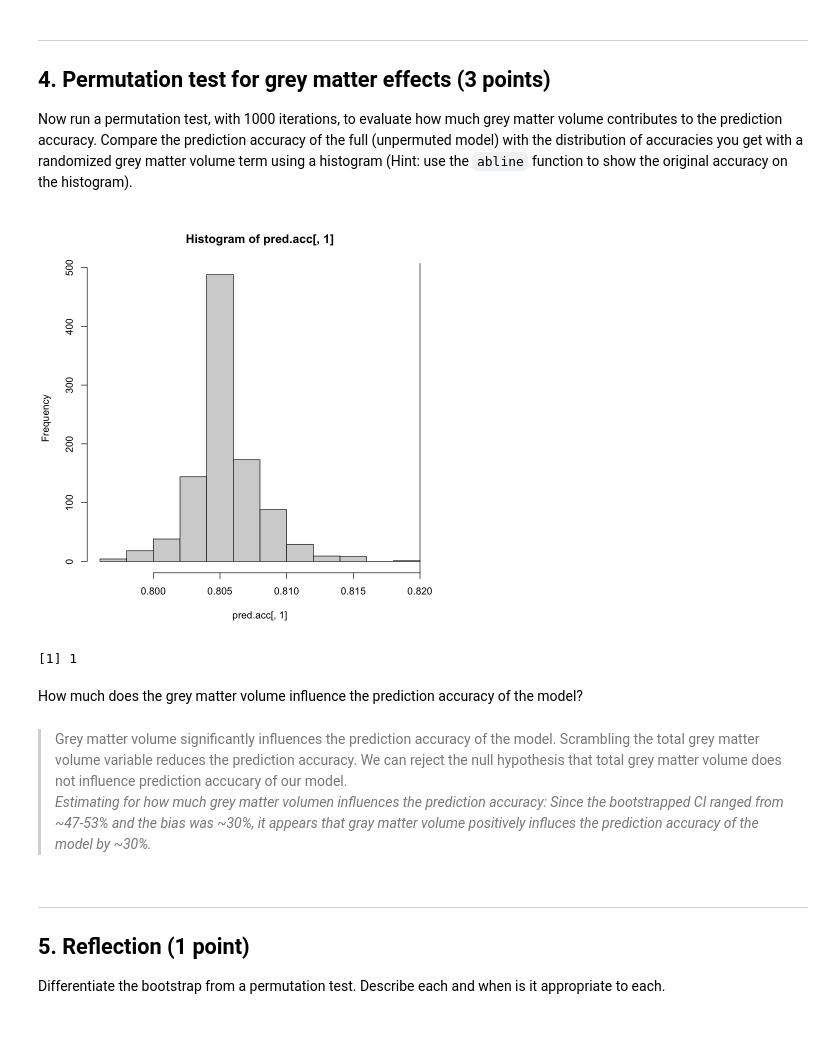
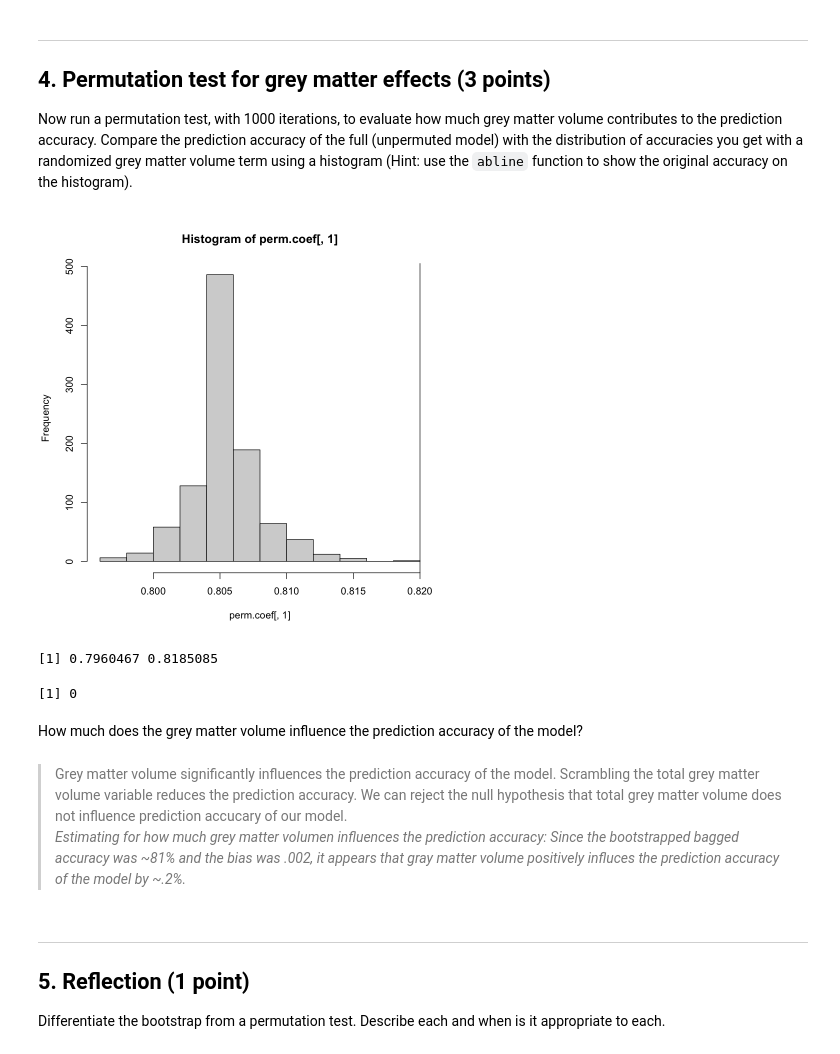
Before and after one commit to sadtangerine/Elie_DSPN_S22, a Jupyter notebook: Homework8.ipynb, the cells around one changed output. Drawn from its saved outputs; the diff is of its cells as text; code cells hidden in the pictures.

```diff
--- a/Homework8.ipynb
+++ b/Homework8.ipynb
@@ -121,16 +114,12 @@ library(boot)
 
 boot.fn <- function(data,index){
     m1 <- glm(Gender ~ FS_Tot_WM_Vol + FS_Total_GM_Vol + FS_IntraCranial_Vol, data=data, subset= index, family=binomial())
-    glm_ld_df <- data.frame(predict(m1, type = "response"))
-    colnames(glm_ld_df) = c('predicted_correct')
-    num_obs = nrow(glm_ld_df)
-    glm_ld_df$index = seq(1, num_obs)
-    threshold = 0.5
-    glm_ld_df$predicted_binary=rep("F",num_obs)
-    glm_ld_df$predicted_binary[glm_ld_df$predicted_correct>threshold]="M"
-    confusion_df <- data.frame(glm_ld_df$predicted_binary, d1$Gender)
+    glm_prob=predict(m1,d1,type = "response")
+    glm_pred =rep("F",nrow(d1))
+    glm_pred[glm_prob>0.5]="M"
+
+    confusion_df <- data.frame(glm_pred, d1$Gender)
     colnames(confusion_df) = c('predicted', 'actual')
-    table(confusion_df)
 
     return(mean(confusion_df$predicted == confusion_df$actual))
 }
@@ -181,50 +166,45 @@ How robust is the prediction accuracy of the full model?
 
 Now run a permutation test, with 1000 iterations, to evaluate how much grey matter volume contributes to the prediction accuracy. Compare the prediction accuracy of the full (unpermuted model) with the distribution of accuracies you get with a randomized grey matter volume term using a histogram (Hint: use the `abline` function to show the original accuracy on the histogram).
 # %%
-predacc.fn <- function(data, model){
-    glm_ld_df <- data.frame(predict(m1, type = "response"))
-    colnames(glm_ld_df) = c('predicted_correct')
-    num_obs = nrow(glm_ld_df)
-    glm_ld_df$index = seq(1, num_obs)
-    threshold = 0.5
-    glm_ld_df$predicted_binary=rep("F",num_obs)
-    glm_ld_df$predicted_binary[glm_ld_df$predicted_correct>threshold]="M"
-    confusion_df <- data.frame(glm_ld_df$predicted_binary, d1$Gender)
+permd1=d1
+R=1000
+
+perm.coef=matrix(NA, nrow=R, ncol=1)
+
+permpred.fn <- function(data, model){
+    m1 <- glm(Gender ~ FS_Tot_WM_Vol + FS_Total_GM_Vol + FS_IntraCranial_Vol, data=permd1, family=binomial())
+    glm_prob=predict(m1,type = "response")
+    glm_pred =rep("F",nrow(permd1))
+    glm_pred[glm_prob>0.5]="M"
+    confusion_df <- data.frame(glm_pred, d1$Gender)
     colnames(confusion_df) = c('predicted', 'actual')
-    table(confusion_df)
-
     return(mean(confusion_df$predicted == confusion_df$actual))
            }
 
 
-permd1=d1
-R=1000
-
-perm.coefs=matrix(NA,nrow=R, ncol=4)
-pred.acc=matrix(NA, nrow=R, ncol=1)
-predacc.real=matrix(0.820305480682839, nrow=R, ncol=1)
-
 for (i in 1:R){
   permd1$FS_Total_GM_Vol=d1$FS_Total_GM_Vol[sample(1113)]
-  perm.coefs[i,]=coef(glm(Gender ~ FS_Tot_WM_Vol + FS_Total_GM_Vol + FS_IntraCranial_Vol, data = permd1, family = "binomial"))
-   m1=glm(Gender ~ FS_Tot_WM_Vol + FS_Total_GM_Vol + FS_IntraCranial_Vol, data = permd1, family = "binomial")
-   pred.acc[i,]=predacc.fn(permd1, m1)
+  m1 = glm(Gender ~ FS_Tot_WM_Vol + FS_Total_GM_Vol + FS_IntraCranial_Vol, data = permd1, family = "binomial")
+  perm.coef[i]=permpred.fn(permd1, m1)
 }
 
-hist(pred.acc[,1])
+hist(perm.coef[,1])
 abline(v=0.820)
 # %% [output]
-[figure, old version]
+[figure, new version]
-# %%
-perm.p = sum(pred.acc[,1]<0.820305480682839)/R
-perm.p
-# %% [output]
-[1] 1
+# %%
+range(perm.coef)
+perm.real = mean(confusion_df$predicted == confusion_df$actual)
+perm.p = sum(perm.coef[,1]>perm.real)/R
+perm.p
+# %% [output]
+[1] 0.7960467 0.8185085
+[1] 0
 # %% [markdown]
 How much does the grey matter volume influence the prediction accuracy of the model?
 # %% [markdown]
 > Grey matter volume significantly influences the prediction accuracy of the model. Scrambling the total grey matter volume variable reduces the prediction accuracy. We can reject the null hypothesis that total grey matter volume does not influence prediction accucary of our model.<br>
-> *Estimating for how much grey matter volumen influences the prediction accuracy: Since the bootstrapped CI ranged from ~47-53% and the bias was ~30%, it appears that gray matter volume positively influces the prediction accuracy of the model by ~30%.*
+> *Estimating for how much grey matter volumen influences the prediction accuracy: Since the bootstrapped bagged accuracy was ~81% and the bias was .002, it appears that gray matter volume positively influces the prediction accuracy of the model by ~.2%.*
 # %% [markdown]
 ---
 ## 5. Reflection (1 point)
```
Also changed, not shown: parts of 5 cells of this notebook.
